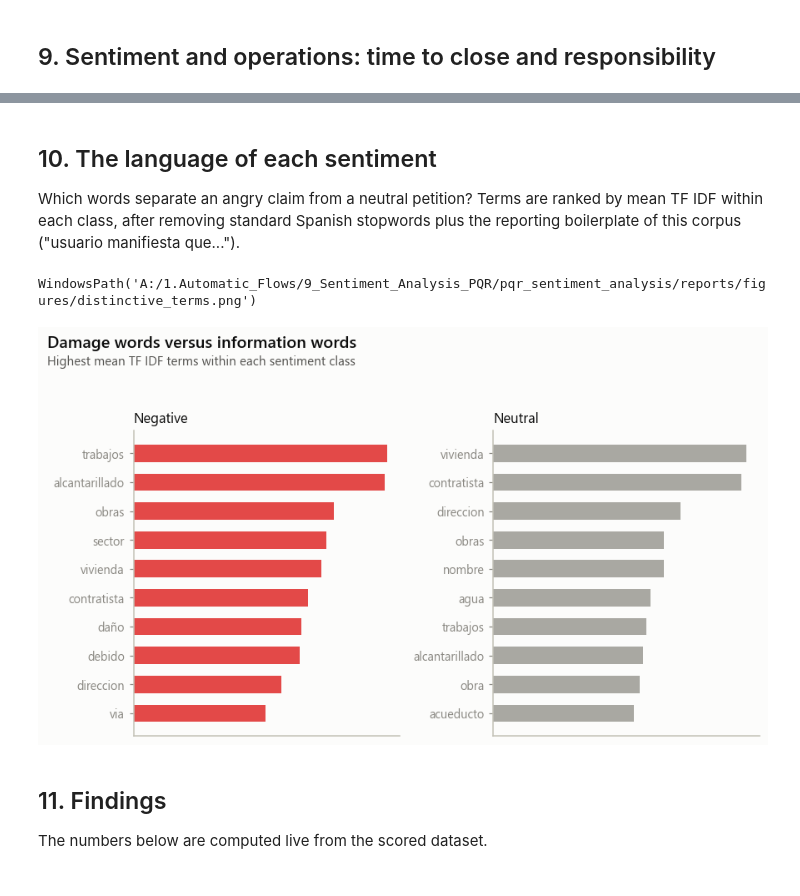
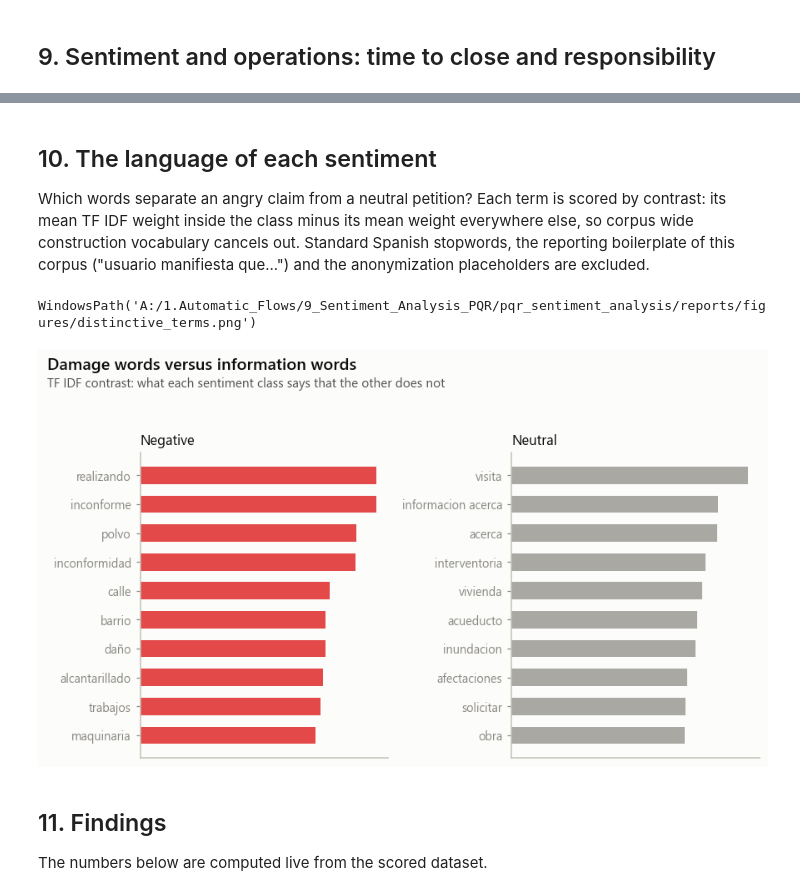
Before and after one commit to Alexey0424/pqr_sentiment_analysis, a Jupyter notebook: notebooks/pqr_sentiment_analysis.ipynb, the cells around one changed output, grey strips where cells are left out. Cells and saved outputs as stored; diff of their text form; code cells hidden in the pictures.

Commit message:
docs: final executed notebook, refreshed figures and studio captures

```diff
--- a/notebooks/pqr_sentiment_analysis.ipynb
+++ b/notebooks/pqr_sentiment_analysis.ipynb
@@ -422,17 +422,17 @@ WindowsPath('A:/1.Automatic_Flows/9_Sentiment_Analysis_PQR/pqr_sentiment_analysi
 # %% [markdown]
 ## 10. The language of each sentiment
 
-Which words separate an angry claim from a neutral petition? Terms are ranked by mean TF IDF within each class, after removing standard Spanish stopwords plus the reporting boilerplate of this corpus ("usuario manifiesta que...").
+Which words separate an angry claim from a neutral petition? Each term is scored by contrast: its mean TF IDF weight inside the class minus its mean weight everywhere else, so corpus wide construction vocabulary cancels out. Standard Spanish stopwords, the reporting boilerplate of this corpus ("usuario manifiesta que...") and the anonymization placeholders are excluded.
 # %%
 terms = text_mining.top_terms_by_class(scored, "description", "sentiment", top_n=10)
 fig = plots.terms_panel(
     terms, "Damage words versus information words",
-    subtitle="Highest mean TF IDF terms within each sentiment class",
+    subtitle="TF IDF contrast: what each sentiment class says that the other does not",
 )
 plots.save_figure(fig, "distinctive_terms", FIGURES)
 # %% [output]
 WindowsPath('A:/1.Automatic_Flows/9_Sentiment_Analysis_PQR/pqr_sentiment_analysis/reports/figures/distinctive_terms.png')
-[figure, old version]
+[figure, new version]
 # %% [markdown]
 ## 11. Findings
 
```
Also changed, not shown: parts of 11 cells of this notebook, 16 other files.
